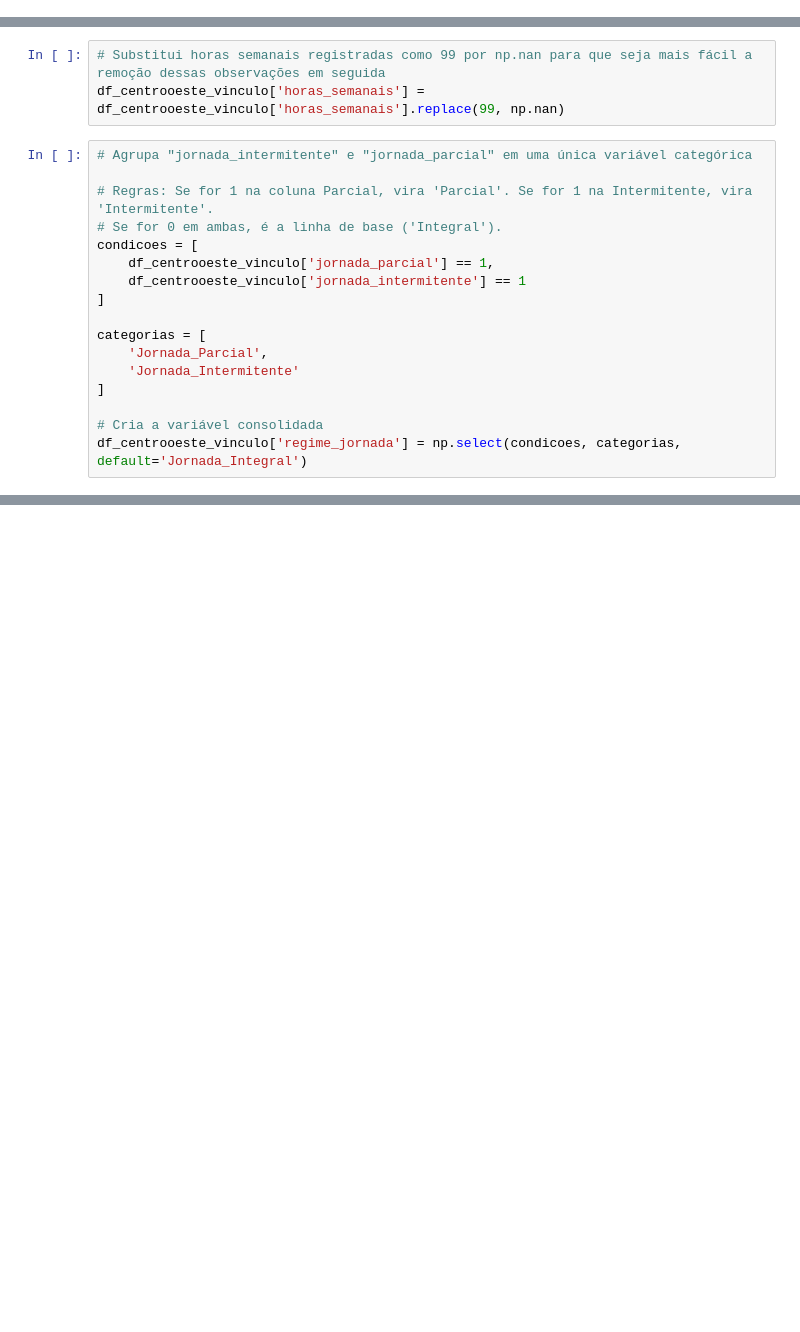
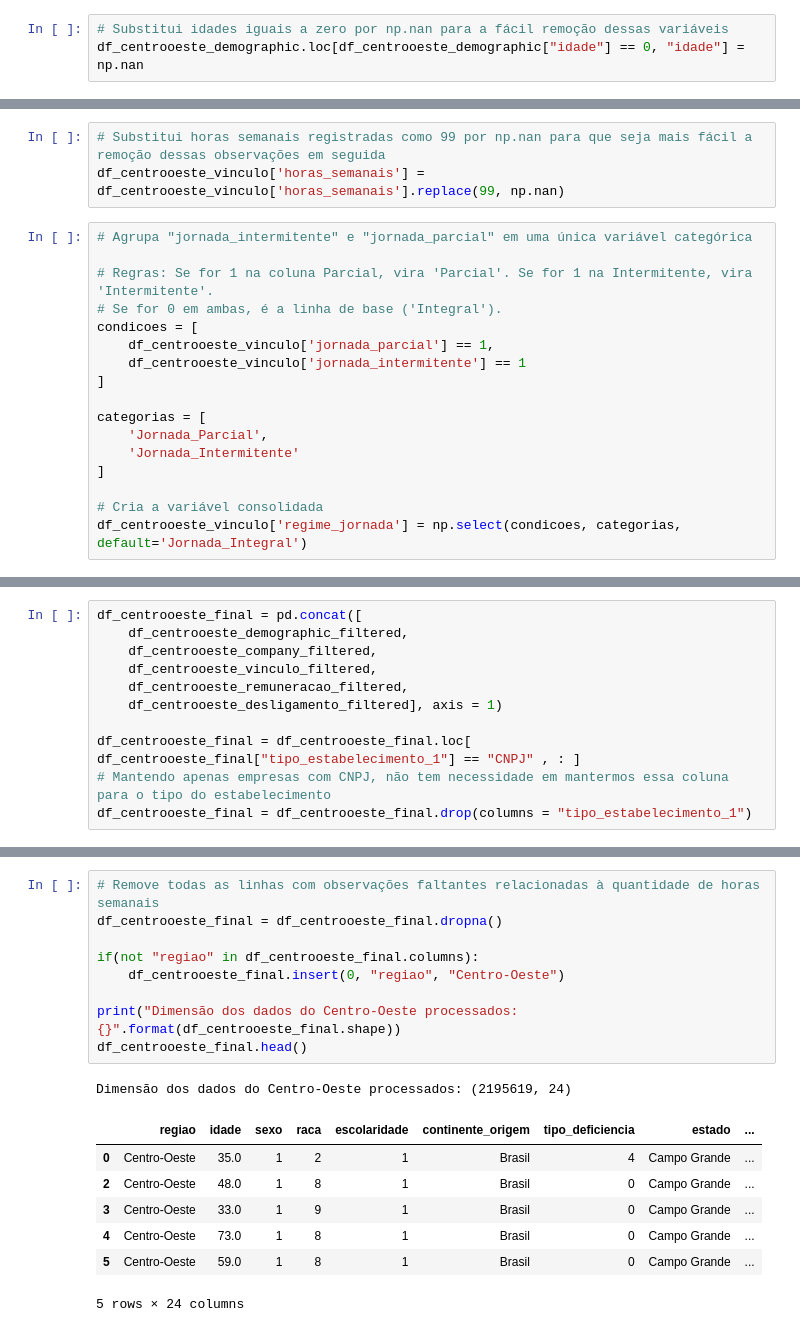
Before and after one commit to nhilariosilva/rais_analysis, a Jupyter notebook: Rais - Limpeza dados.ipynb, the cells around one changed output, grey strips where cells are left out. Drawn from its saved outputs; the diff is of its cells as text; blank space fills up the shorter version.

Commit message:
Pipeline para a limpeza dos dados desenvolvido. Falta automatizar para todas as regiões

```diff
--- a/Rais - Limpeza dados.ipynb
+++ b/Rais - Limpeza dados.ipynb
@@ -230,3 +230,6 @@ df_centrooeste_demographic.head(2)
 |  | idade | faixa_etaria | sexo | raca | escolaridade | nacionalidade | ano_chegada | deficiente | ... |
 | 0 | 35 | 5 | 1 | 2 | 1 | 10 | 1198 | 1 | ... |
 | 1 | 50 | 7 | 1 | 8 | 1 | 10 | 1198 | 0 | ... |
+# %%
+# Substitui idades iguais a zero por np.nan para a fácil remoção dessas variáveis
+df_centrooeste_demographic.loc[df_centrooeste_demographic["idade"] == 0, "idade"] = np.nan
@@ -478,0 +560,11 @@ df_centrooeste_remuneracao
+# %%
+df_centrooeste_final = pd.concat([
+    df_centrooeste_demographic_filtered,
+    df_centrooeste_company_filtered,
+    df_centrooeste_vinculo_filtered,
+    df_centrooeste_remuneracao_filtered,
+    df_centrooeste_desligamento_filtered], axis = 1)
+
+df_centrooeste_final = df_centrooeste_final.loc[ df_centrooeste_final["tipo_estabelecimento_1"] == "CNPJ" , : ]
+# Mantendo apenas empresas com CNPJ, não tem necessidade em mantermos essa coluna para o tipo do estabelecimento
+df_centrooeste_final = df_centrooeste_final.drop(columns = "tipo_estabelecimento_1")
@@ -478,0 +592,18 @@ df_centrooeste_remuneracao
+# %%
+# Remove todas as linhas com observações faltantes relacionadas à quantidade de horas semanais
+df_centrooeste_final = df_centrooeste_final.dropna()
+
+if(not "regiao" in df_centrooeste_final.columns):
+    df_centrooeste_final.insert(0, "regiao", "Centro-Oeste")
+
+print("Dimensão dos dados do Centro-Oeste processados: {}".format(df_centrooeste_final.shape))
+df_centrooeste_final.head()
+# %% [output]
+Dimensão dos dados do Centro-Oeste processados: (2195619, 24)
+|  | regiao | idade | sexo | raca | escolaridade | continente_origem | tipo_deficiencia | estado | ... |
+| 0 | Centro-Oeste | 35.0 | 1 | 2 | 1 | Brasil | 4 | Campo Grande | ... |
+| 2 | Centro-Oeste | 48.0 | 1 | 8 | 1 | Brasil | 0 | Campo Grande | ... |
+| 3 | Centro-Oeste | 33.0 | 1 | 9 | 1 | Brasil | 0 | Campo Grande | ... |
+| 4 | Centro-Oeste | 73.0 | 1 | 8 | 1 | Brasil | 0 | Campo Grande | ... |
+| 5 | Centro-Oeste | 59.0 | 1 | 8 | 1 | Brasil | 0 | Campo Grande | ... |
+5 rows × 24 columns
```
Also changed, not shown: parts of 26 cells of this notebook, 1 other file.
